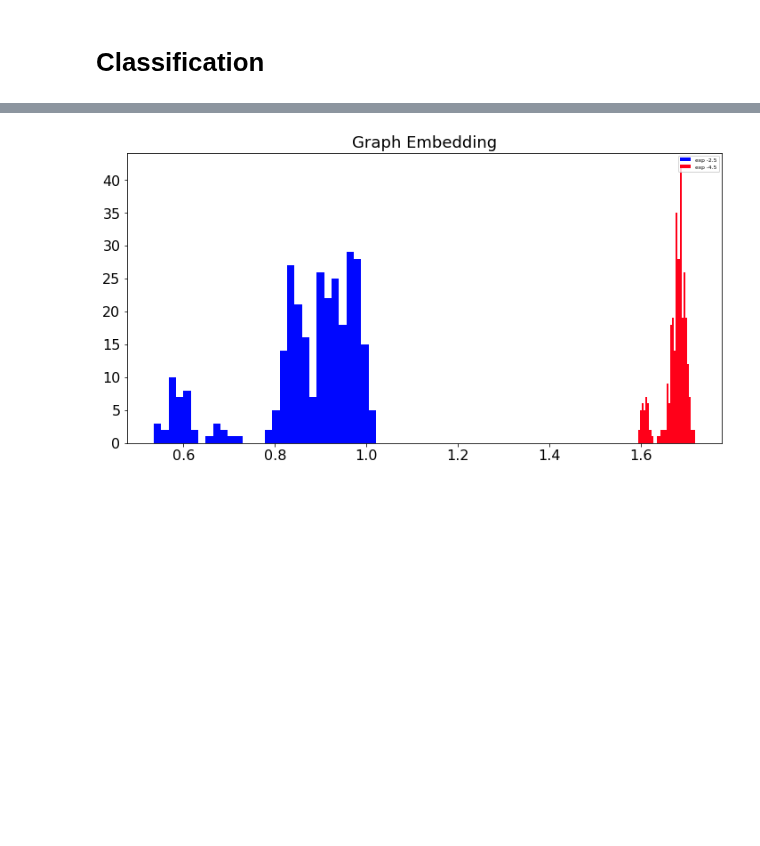
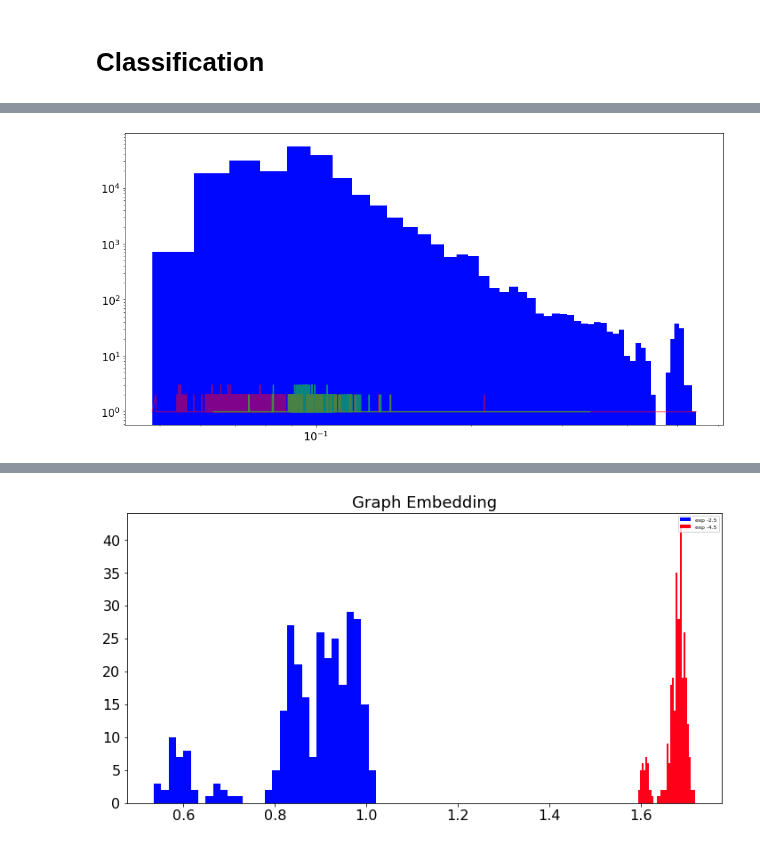
Before and after one commit to dandarm/Embednet, a Jupyter notebook: Embedding_dim.ipynb, the cells around one changed output, grey strips where cells are left out. Saved outputs shown, nothing was run; the diff lists cells and outputs as text; code cells hidden in the pictures; blank space fills up the shorter version.

```diff
--- a/Embedding_dim.ipynb
+++ b/Embedding_dim.ipynb
@@ -669 +671,9 @@ plot_data_degree_sequence(xp.trainer.config_class, node_embedding_class.node_emb
+# %%
+plt.hist(node_embedding_class.node_embedding_array, bins=50);
+for emb_pergraph in node_embedding_class.emb_perclass:
+    counts = np.unique([n.node_embedding_array for n in emb_pergraph], return_counts=True)
+        #plt.loglog(*counts, c=color, alpha=alpha_value, label=emb_pergraph.exponent, linewidth=3)
+    plt.loglog(*counts, alpha=0.5)#, label=emb_pergraph.exponent)
+# %% [output]
+[figure, added]
 # %%
```
Also changed, not shown: parts of 12 cells of this notebook, 22 other files.
